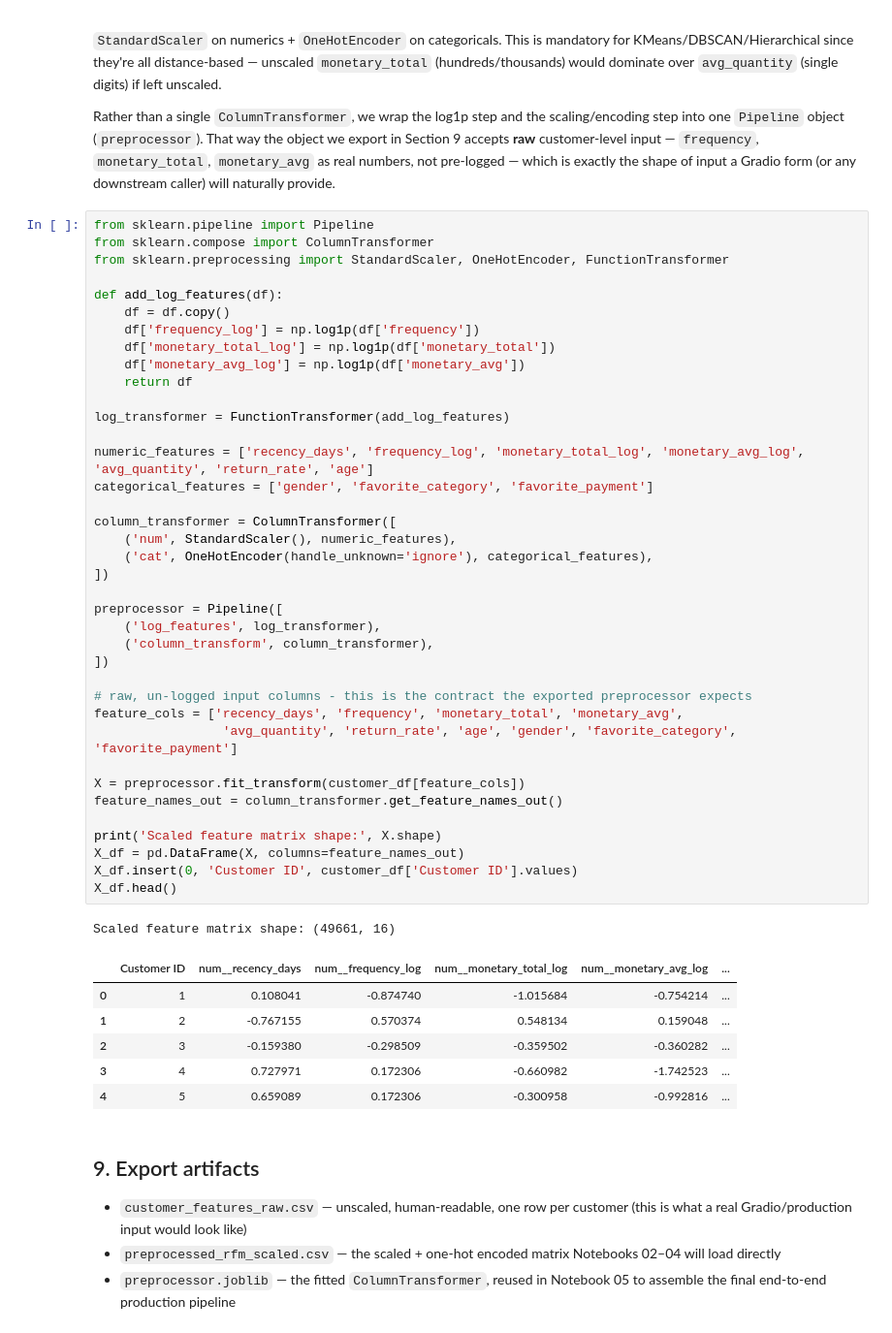
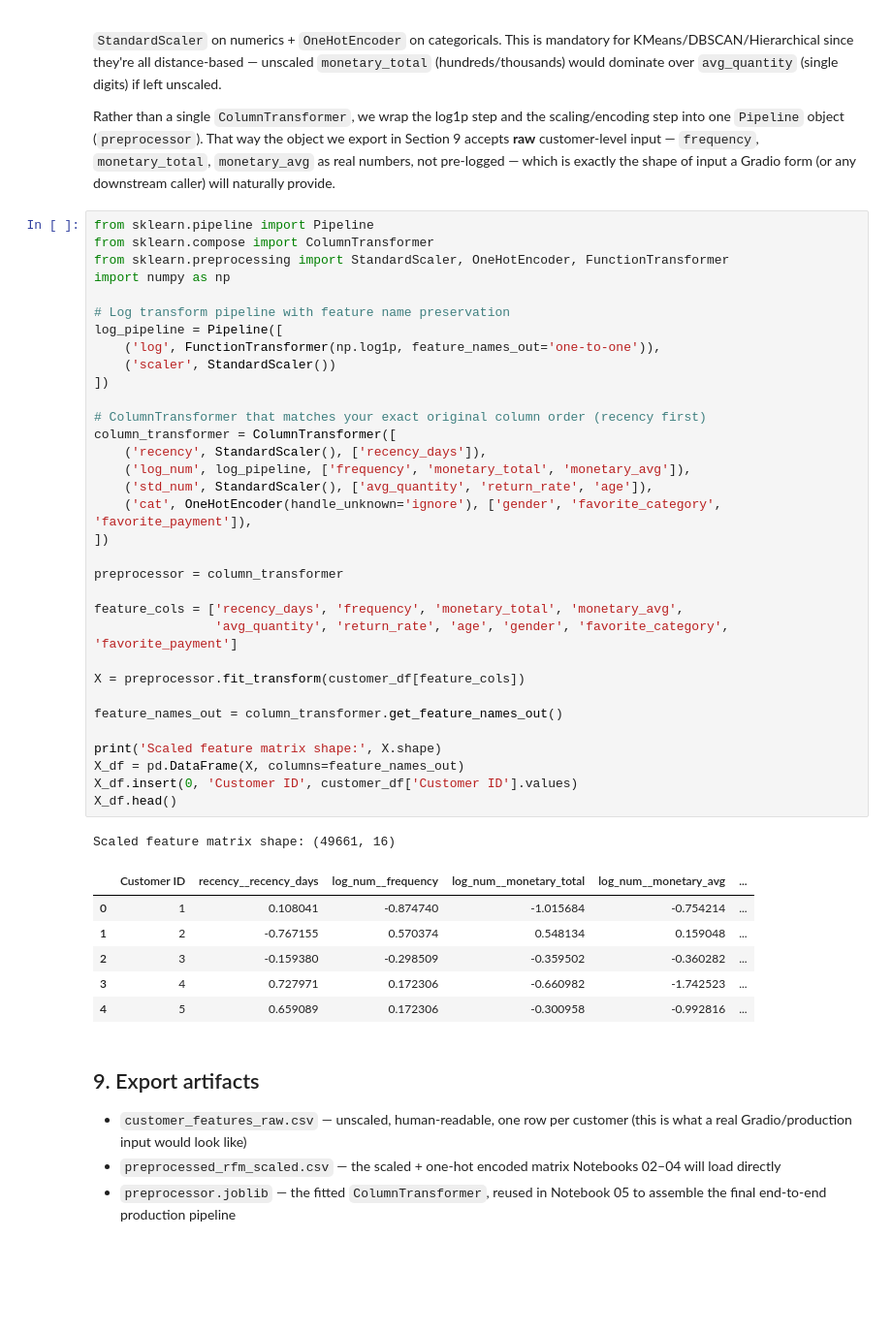
Before and after one commit to Gabriel-idkw/Customer-Behavior-Prediction, a Jupyter notebook: 01_data_preprocessing_eda.ipynb, the cells around one changed output. Shown at 97% size. Saved outputs shown, nothing was run; the diff lists cells and outputs as text; blank space fills up the shorter version.

```diff
--- a/01_data_preprocessing_eda.ipynb
+++ b/01_data_preprocessing_eda.ipynb
@@ -300,44 +300,39 @@ Rather than a single `ColumnTransformer`, we wrap the log1p step and the scaling
 # %%
 from sklearn.pipeline import Pipeline
 from sklearn.compose import ColumnTransformer
 from sklearn.preprocessing import StandardScaler, OneHotEncoder, FunctionTransformer
+import numpy as np
 
-def add_log_features(df):
-    df = df.copy()
-    df['frequency_log'] = np.log1p(df['frequency'])
-    df['monetary_total_log'] = np.log1p(df['monetary_total'])
-    df['monetary_avg_log'] = np.log1p(df['monetary_avg'])
-    return df
-
-log_transformer = FunctionTransformer(add_log_features)
-
-numeric_features = ['recency_days', 'frequency_log', 'monetary_total_log', 'monetary_avg_log', 'avg_quantity', 'return_rate', 'age']
-categorical_features = ['gender', 'favorite_category', 'favorite_payment']
-
-column_transformer = ColumnTransformer([
-    ('num', StandardScaler(), numeric_features),
-    ('cat', OneHotEncoder(handle_unknown='ignore'), categorical_features),
+# Log transform pipeline with feature name preservation
+log_pipeline = Pipeline([
+    ('log', FunctionTransformer(np.log1p, feature_names_out='one-to-one')),
+    ('scaler', StandardScaler())
 ])
 
-preprocessor = Pipeline([
-    ('log_features', log_transformer),
-    ('column_transform', column_transformer),
+# ColumnTransformer that matches your exact original column order (recency first)
+column_transformer = ColumnTransformer([
+    ('recency', StandardScaler(), ['recency_days']),
+    ('log_num', log_pipeline, ['frequency', 'monetary_total', 'monetary_avg']),
+    ('std_num', StandardScaler(), ['avg_quantity', 'return_rate', 'age']),
+    ('cat', OneHotEncoder(handle_unknown='ignore'), ['gender', 'favorite_category', 'favorite_payment']),
 ])
 
-# raw, un-logged input columns - this is the contract the exported preprocessor expects
+preprocessor = column_transformer
+
 feature_cols = ['recency_days', 'frequency', 'monetary_total', 'monetary_avg',
-                 'avg_quantity', 'return_rate', 'age', 'gender', 'favorite_category', 'favorite_payment']
+                'avg_quantity', 'return_rate', 'age', 'gender', 'favorite_category', 'favorite_payment']
 
 X = preprocessor.fit_transform(customer_df[feature_cols])
+
 feature_names_out = column_transformer.get_feature_names_out()
 
 print('Scaled feature matrix shape:', X.shape)
 X_df = pd.DataFrame(X, columns=feature_names_out)
 X_df.insert(0, 'Customer ID', customer_df['Customer ID'].values)
 X_df.head()
 # %% [output]
 Scaled feature matrix shape: (49661, 16)
-|  | Customer ID | num__recency_days | num__frequency_log | num__monetary_total_log | num__monetary_avg_log | ... |
+|  | Customer ID | recency__recency_days | log_num__frequency | log_num__monetary_total | log_num__monetary_avg | ... |
 | 0 | 1 | 0.108041 | -0.874740 | -1.015684 | -0.754214 | ... |
 | 1 | 2 | -0.767155 | 0.570374 | 0.548134 | 0.159048 | ... |
 | 2 | 3 | -0.159380 | -0.298509 | -0.359502 | -0.360282 | ... |
```
Also changed, not shown: parts of 1 cell of this notebook.
